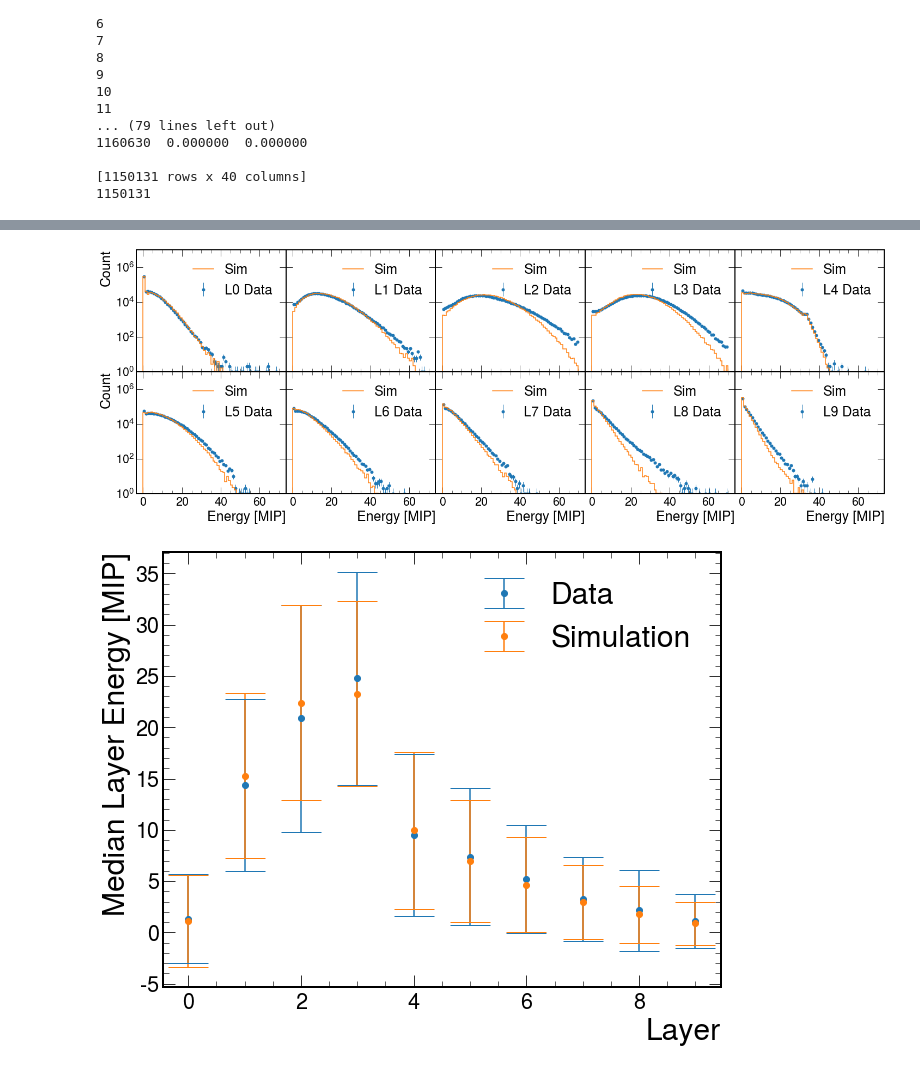
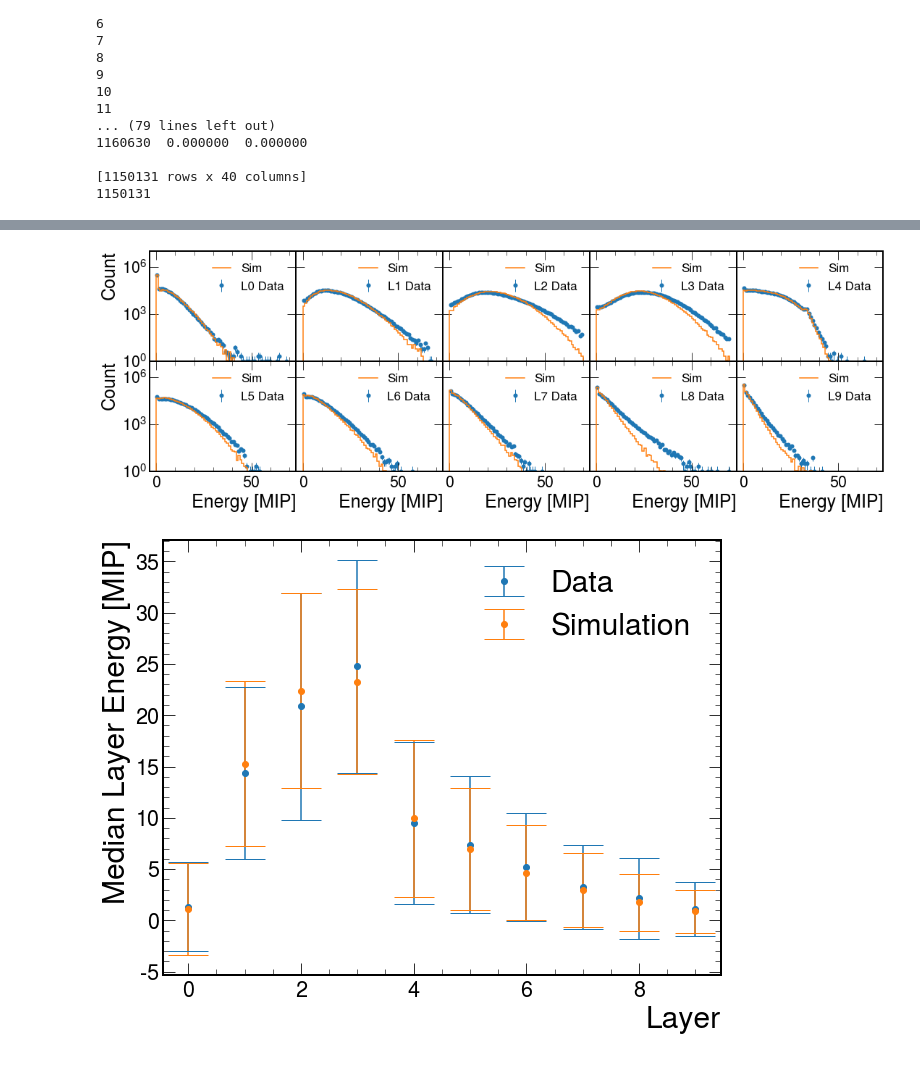
Before and after one commit to sebouh137/beamtest_plots, a Jupyter notebook: TestBeamSimAnalysis.ipynb, the cells around one changed output, grey strips where cells are left out. Drawn from its saved outputs; the diff is of its cells as text; code cells hidden in the pictures.

Commit message:
Fixing plots more

```diff
--- a/TestBeamSimAnalysis.ipynb
+++ b/TestBeamSimAnalysis.ipynb
@@ -576,7 +576,7 @@ for i in range(40):
         plt.xlabel('Energy [MIP]', fontsize=30)
     if i % 4 == 0 :
         plt.ylabel('Count', fontsize=30)
-    plt.ylim(ymin=10, ymax=15000000)
+    plt.ylim(ymin=11, ymax=10000000)
     plt.yscale("log")
     #plt.title("Channel {}".format("{:02d}".format(i)), y=0.8)
 
@@ -587,7 +589,7 @@ plt.savefig('Plots/ChannelSpectra.pdf', format='pdf')
 # %%
 import hist
 
-fig, axs=plt.subplots(2, 5, figsize=(20,7),sharey=True,sharex=True)
+fig, axs=plt.subplots(2, 5, figsize=(15,5),sharey=True,sharex=True)
 plt.rcParams['figure.facecolor']='white'
 plt.rcParams['savefig.facecolor']='white'
 
@@ -625,35 +627,35 @@ for i in range(10):
 
     simCh = calculate_channel_sums(sim_df, channel_numbers)
 
     SimMed.append(statistics.median(simCh))
     SimStd.append(statistics.pstdev(simCh))
 
     h = hist.Hist(hist.axis.Regular(70, 0, 70, name="sim"))
     h.fill(simCh)
     h *= beamEvts/simEvts
     h.plot(color='tab:orange',label="Sim",zorder=2)
 
     # Calculate the square root of the histogram values (errors)
     errors = np.sqrt(h.view())
     # Create a numpy array for the bin centers
     bin_centers = 0.5 * (h.axes[0].edges[:-1] + h.axes[0].edges[1:])
     # Plot the histogram with error bars
     #plt.errorbar(bin_centers, h.view(), yerr=errors, fmt='none', ecolor='red', capsize=0, elinewidth=1, markeredgewidth=0)
 
     plt.yscale("log")
     if i >= 5:
         plt.xlabel('Energy [MIP]',fontsize=25)
     if i==0 or i == 5:
         plt.ylabel('Count',fontsize=25)
 
-    plt.legend(loc='upper right',fontsize=25)
+    plt.legend(loc='upper right',fontsize=17)
     plt.ylim(ymin=1, ymax=10000000)
 plt.tight_layout(pad=0.0)
 plt.subplots_adjust(hspace=0.0)
 
 plt.savefig('Plots/LayerSums.pdf', format='pdf')
 # %% [output]
-[figure, old version]
+[figure, new version]
 # %%
 plt.errorbar(range(0,10), DataMed, yerr=DataStd, fmt="o", color='tab:blue', label='Data',capsize=20)
 plt.errorbar(range(0,10), SimMed, yerr=SimStd, fmt="o", color='tab:orange', label='Simulation',capsize=20)
```
Also changed, not shown: parts of 2 cells of this notebook, 2 other files.
